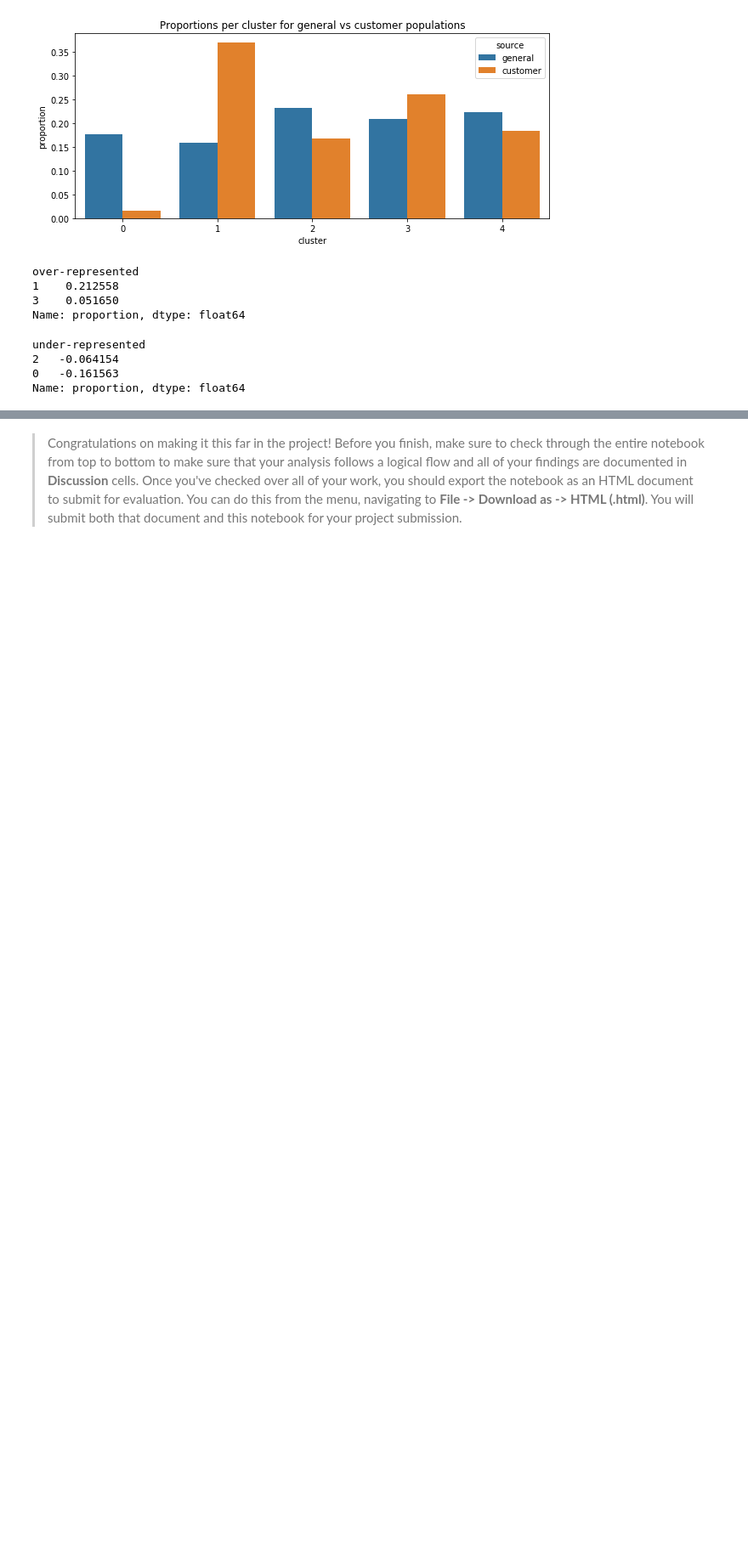
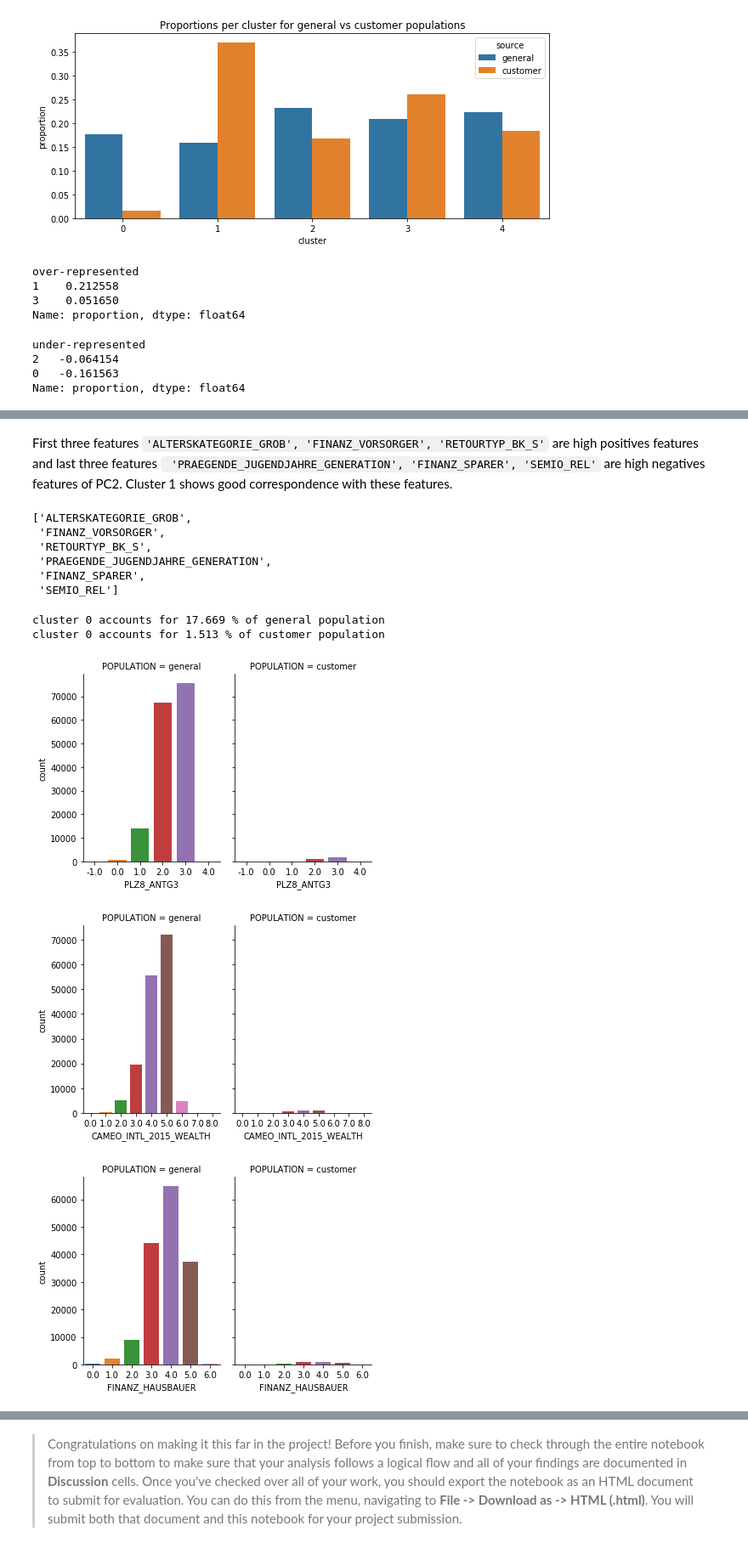
Before and after one commit to ahmedhasandrlnd/Customer_Segments, a Jupyter notebook: Identify_Customer_Segments.ipynb, the cells around one changed output, grey strips where cells are left out. Shown at 85% size. Cells and saved outputs as stored; diff of their text form; code cells hidden in the pictures; blank space fills up the shorter version.

````diff
--- a/Identify_Customer_Segments.ipynb
+++ b/Identify_Customer_Segments.ipynb
@@ -1420,0 +1451,20 @@ cluster 0 accounts for 1.513 % of customer population
+# %% [markdown]
+First three features ```'ALTERSKATEGORIE_GROB', 'FINANZ_VORSORGER', 'RETOURTYP_BK_S'``` are high positives features and last three features ``` 'PRAEGENDE_JUGENDJAHRE_GENERATION', 'FINANZ_SPARER', 'SEMIO_REL'``` are high negatives features of PC2. Cluster 1 shows good correspondence with these features.
+# %%
+PC2
+# %% [output]
+['ALTERSKATEGORIE_GROB',
+ 'FINANZ_VORSORGER',
+ 'RETOURTYP_BK_S',
+ 'PRAEGENDE_JUGENDJAHRE_GENERATION',
+ 'FINANZ_SPARER',
+ 'SEMIO_REL']
+# %%
+# Check cluster 0 to Principal Component 1 features
+compare_cluster_demographics(0,PC1)
+# %% [output]
+cluster 0 accounts for 17.669 % of general population
+cluster 0 accounts for 1.513 % of customer population
+[figure, added]
+[figure, added]
+[figure, added]
````
Also changed, not shown: parts of 15 cells of this notebook, 5 other files.
